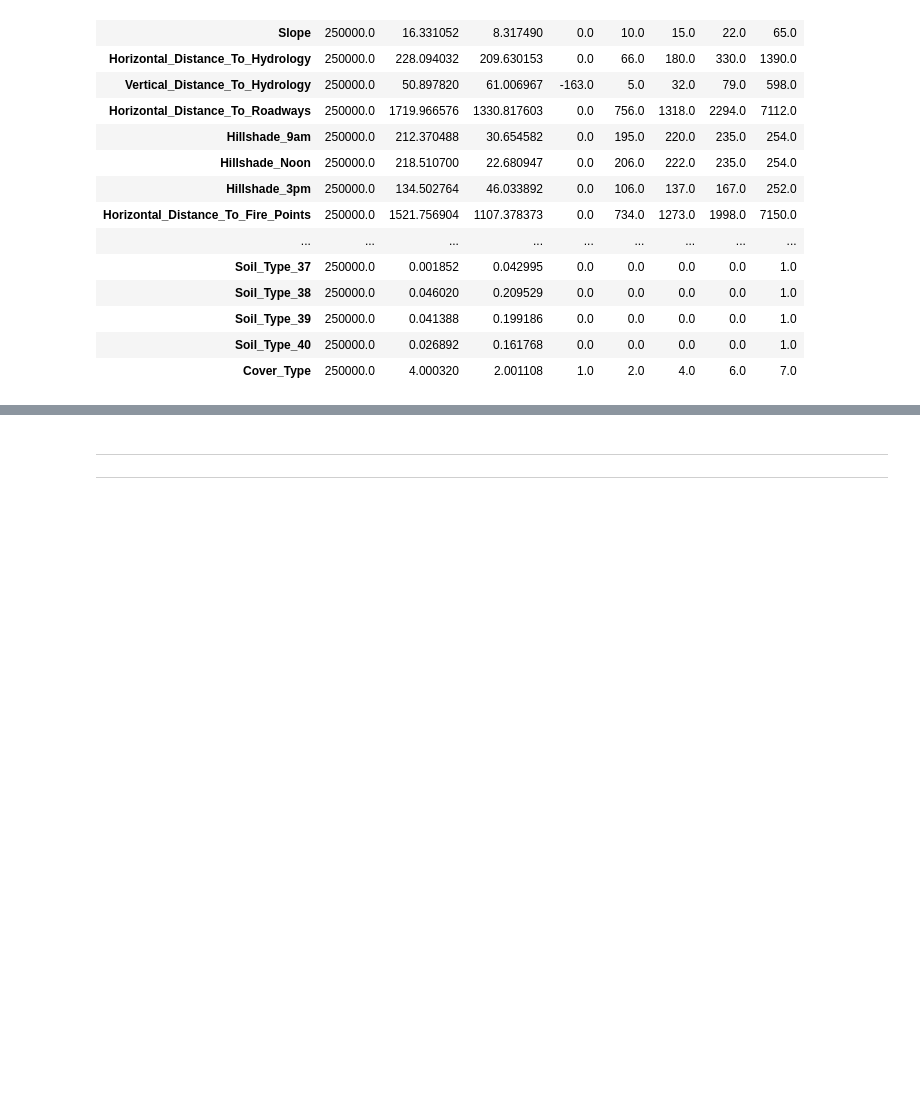
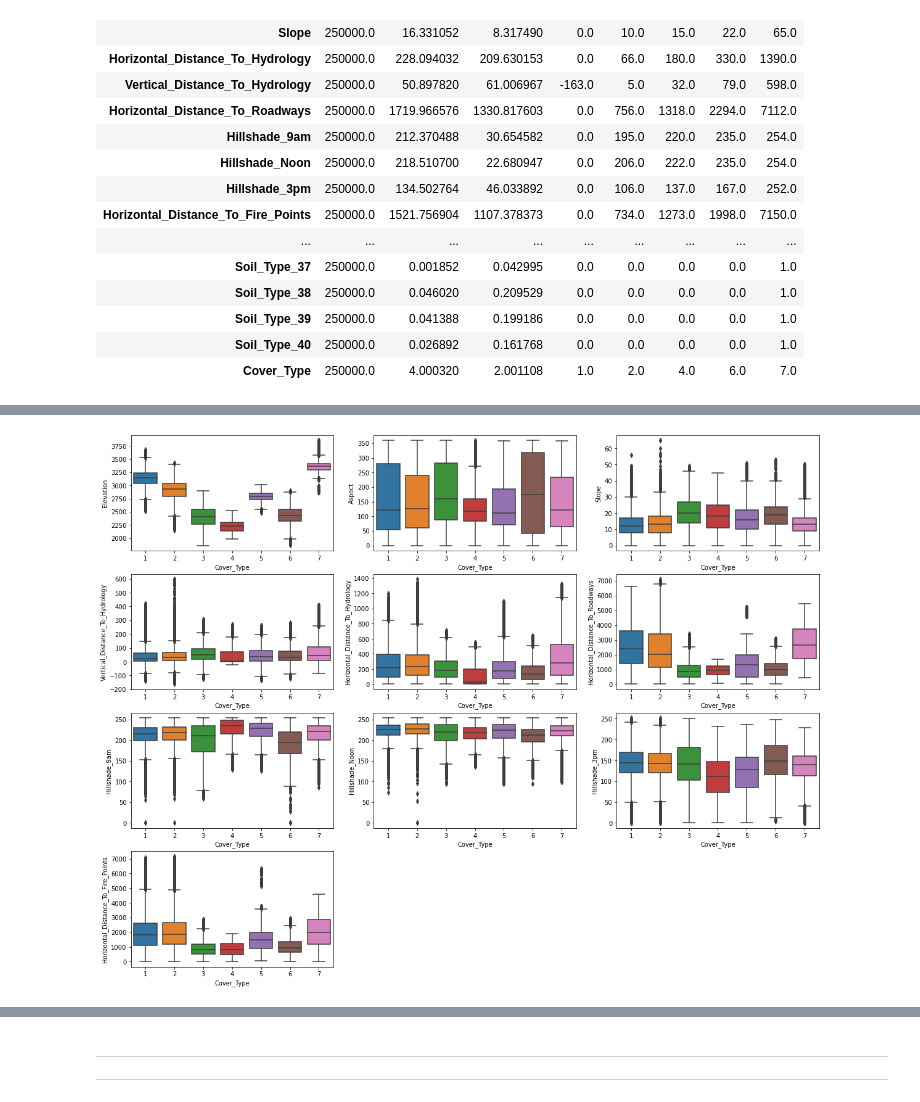
Before and after one commit to StephenKinggg/Data_Science_Course_Repo, a Jupyter notebook: 1. Projects_Assignment/22. ML_Assignment_3(Tree_Types_Prediction_Classification).ipynb, the cells around one changed output, grey strips where cells are left out. Drawn from its saved outputs; the diff is of its cells as text; code cells hidden in the pictures; blank space fills up the shorter version.

```diff
--- a/1. Projects_Assignment/22. ML_Assignment_3(Tree_Types_Prediction_Classification).ipynb
+++ b/1. Projects_Assignment/22. ML_Assignment_3(Tree_Types_Prediction_Classification).ipynb
@@ -224,3 +224,10 @@ df.describe().T
 | Soil_Type_39 | 250000.0 | 0.041388 | 0.199186 | 0.0 | 0.0 | 0.0 | 0.0 | 1.0 |
 | Soil_Type_40 | 250000.0 | 0.026892 | 0.161768 | 0.0 | 0.0 | 0.0 | 0.0 | 1.0 |
 | Cover_Type | 250000.0 | 4.000320 | 2.001108 | 1.0 | 2.0 | 4.0 | 6.0 | 7.0 |
+# %%
+index = 0
+for feature in df.columns:
+        index += 1
+        print(df[feature].name)
+        print("***********")
+        print(df[feature].value_counts())
@@ -226,0 +252,3 @@ df.describe().T
+# %%
+df_numeric = df.iloc[:,[0,1,2,4,3,5,6,7,8,9,54]]
+df_numeric.head()
@@ -226,0 +262,10 @@ df.describe().T
+# %%
+index = 0
+plt.figure(figsize=(20,20))
+for feature in df_numeric.columns:
+    if feature != "Cover_Type":
+        index += 1
+        plt.subplot(5,3,index)
+        sns.boxplot(x="Cover_Type", y = feature, data=df_numeric)
+# %% [output]
+[figure, added]
```
Also changed, not shown: parts of 9 cells of this notebook, 3 other files.
